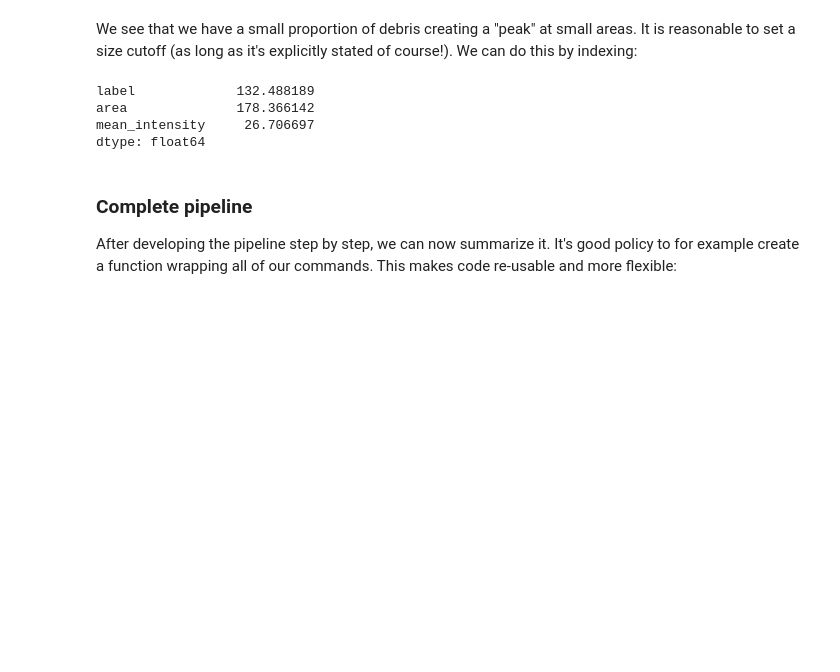
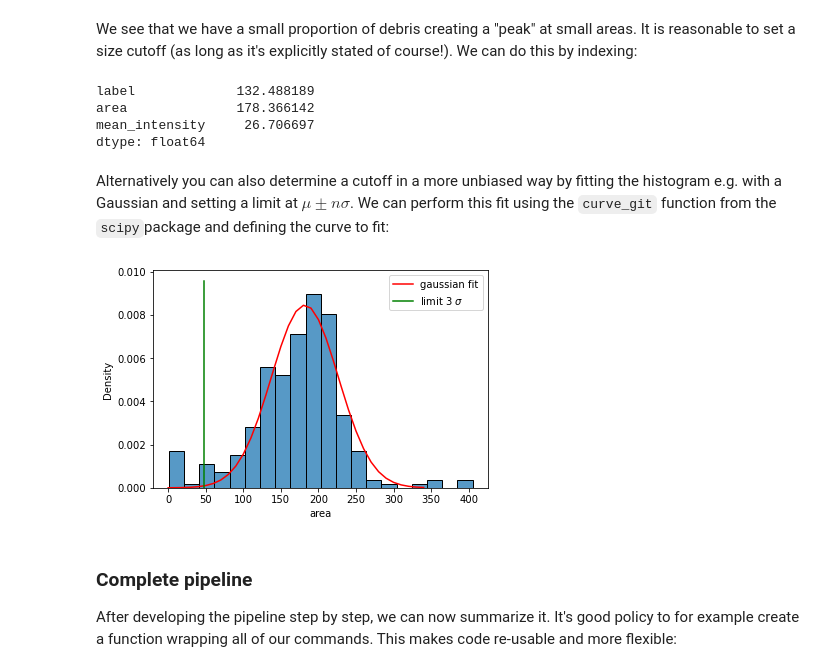
Before and after one commit to guiwitz/ImagingStats, a Jupyter notebook: image_processing.ipynb, the cells around one changed output. Saved outputs shown, nothing was run; the diff lists cells and outputs as text; code cells hidden in the pictures; blank space fills up the shorter version.

Commit message:
add gaussian fit to area distr

````diff
--- a/image_processing.ipynb
+++ b/image_processing.ipynb
@@ -179,6 +197,26 @@ label             132.488189
 area              178.366142
 mean_intensity     26.706697
 dtype: float64
+# %% [markdown]
+Alternatively you can also determine a cutoff in a more unbiased way by fitting the histogram e.g. with a Gaussian and setting a limit at $\mu \pm n \sigma$. We can perform this fit using the ```curve_git``` function from the ```scipy```package and defining the curve to fit:
+# %%
+hist, bin_edges = np.histogram(regions.area.values, np.arange(0,350,10), density=True)
+bin_edges = 0.5*(bin_edges[1]-bin_edges[0])+bin_edges[0:-1]
+
+from scipy.optimize import curve_fit
+
+def gaussian (x, A, mu, sigma):
+    return A*np.exp(-0.5*((x - mu)/sigma)**2)
+
+p, _ = curve_fit(gaussian, bin_edges, hist, p0=[100, 200, 20])
+
+fig, ax = plt.subplots()
+sns.histplot(data=regions, x='area', ax=ax, stat='density');
+ax.plot(np.arange(0, 350,10), gaussian(x, *p),'r', label='gaussian fit')
+ax.plot([p[1] - 3*p[2],p[1] - 3*p[2]], [0,hist.max()],'g', label='limit 3 $\sigma$')
+ax.legend();
+# %% [output]
+[figure, added]
 # %% [markdown]
 ### Complete pipeline
 
````
Also changed, not shown: parts of 5 cells of this notebook.
